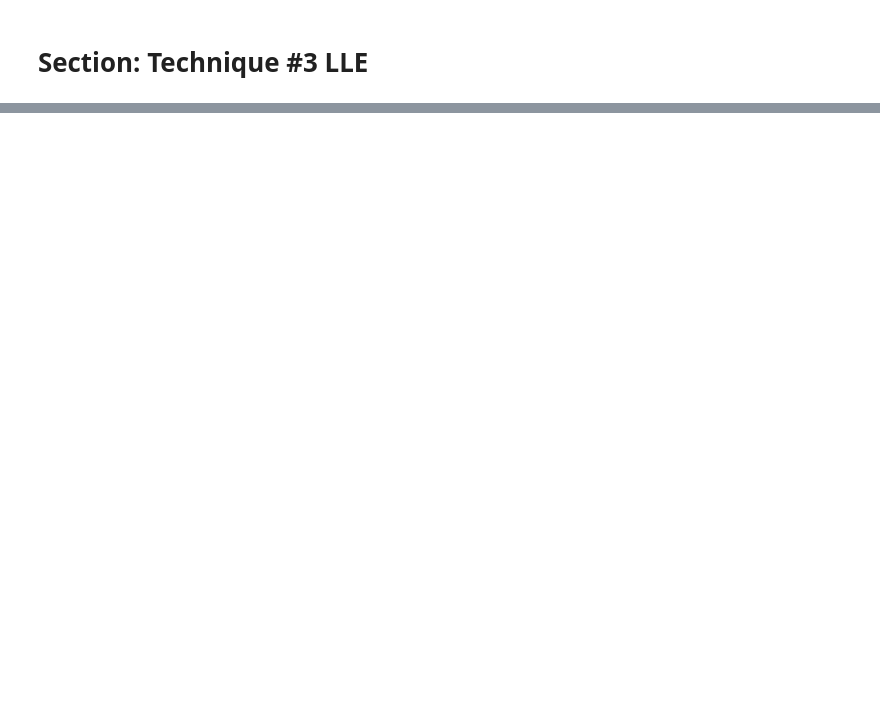
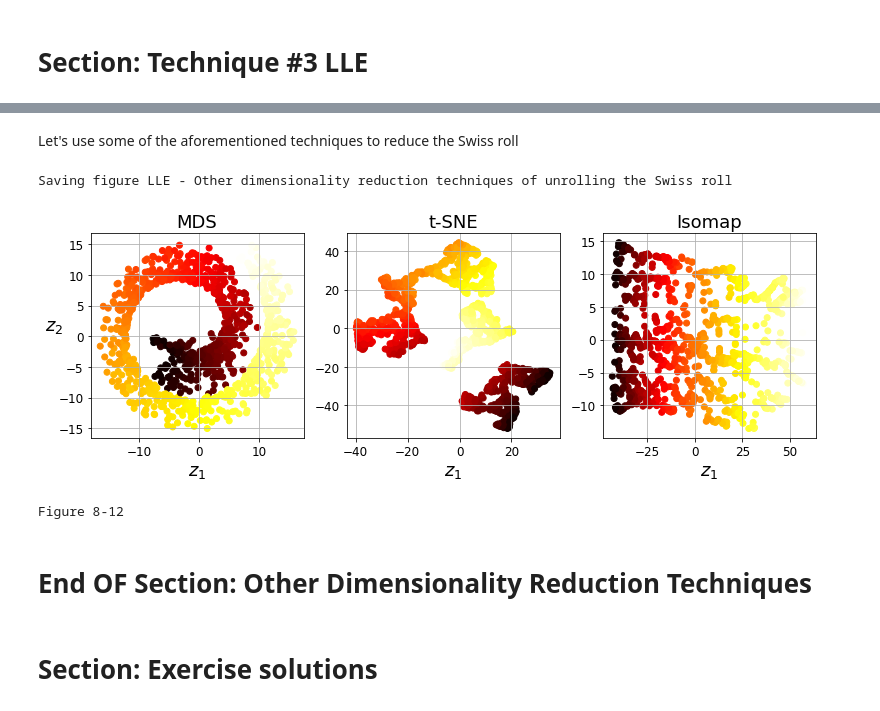
Before and after one commit to MarkJasonE/DimensionalityReduction, a Jupyter notebook: DimensionalityReduction.ipynb, the cells around one changed output, grey strips where cells are left out. Cells and saved outputs as stored; diff of their text form; code cells hidden in the pictures; blank space fills up the shorter version.

Commit message:
Added Section: Other dimensionality reduction techniques, Exercise solutions

```diff
--- a/DimensionalityReduction.ipynb
+++ b/DimensionalityReduction.ipynb
@@ -1005,0 +1086,37 @@ mean_squared_error(X, X_preimage)
+# %% [markdown]
+Let's use some of the aforementioned techniques to reduce the Swiss roll
+# %%
+mds = MDS(n_components=2, random_state=42)
+X_reduced_mds = mds.fit_transform(X)
+
+tsne = TSNE(n_components=2, random_state=42)
+X_reduced_tsne = tsne.fit_transform(X)
+
+isomap = Isomap(n_components=2)
+X_reduced_isomap = isomap.fit_transform(X)
+# %%
+titles = ["MDS", "t-SNE", "Isomap"]
+
+plt.figure(figsize=(11, 4))
+for subplot, title, X_reduced in zip ((131, 132, 133), titles,
+                                      (X_reduced_mds, X_reduced_tsne,
+                                       X_reduced_isomap)):
+    plt.subplot(subplot)
+    plt.scatter(X_reduced[:, 0], X_reduced[:, 1], c=t, cmap=plt.cm.hot)
+    plt.title(title, fontsize=18)
+    plt.xlabel("$z_1$", fontsize=18)
+    if subplot == 131:
+        plt.ylabel("$z_2$", rotation=0, fontsize=18)
+    plt.grid(True)
+
+save_fig("LLE - Other dimensionality reduction techniques of unrolling the Swiss roll")
+plt.show()
+print("Figure 8-12")
+# %% [output]
+Saving figure LLE - Other dimensionality reduction techniques of unrolling the Swiss roll
+[figure, added]
+Figure 8-12
+# %% [markdown]
+# End OF Section: Other Dimensionality Reduction Techniques
+# %% [markdown]
+# Section: Exercise solutions
```
Also changed, not shown: parts of 18 cells of this notebook, 4 other files.
